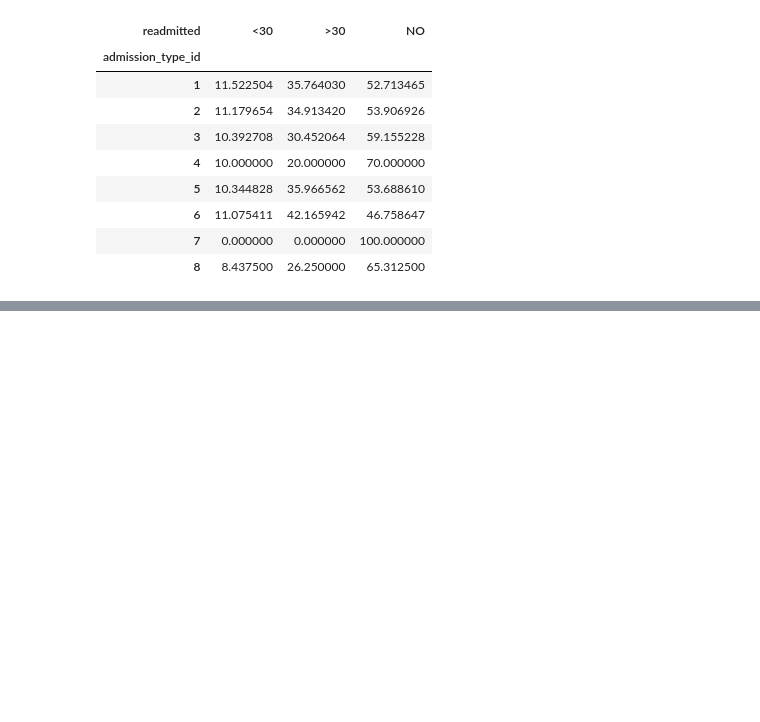
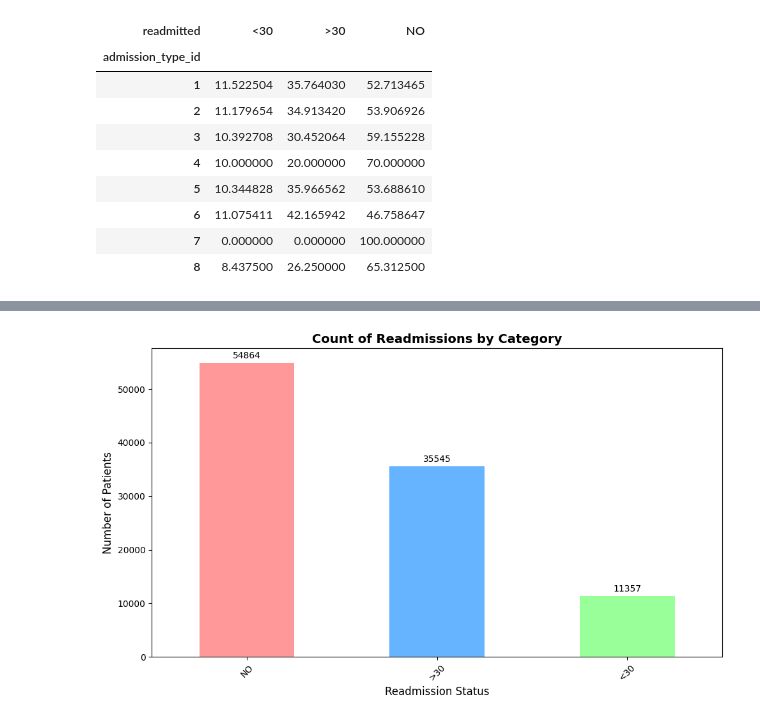
Before and after one commit to EduardoYaguar/act1_2p_si_eda_2_25_yaguar, a Jupyter notebook: act1_2p_si_eda_2_25_yaguar.ipynb, the cells around one changed output, grey strips where cells are left out. Saved outputs shown, nothing was run; the diff lists cells and outputs as text; code cells hidden in the pictures; blank space fills up the shorter version.

```diff
--- a/act1_2p_si_eda_2_25_yaguar.ipynb
+++ b/act1_2p_si_eda_2_25_yaguar.ipynb
@@ -516,0 +537,19 @@ admission_readmit
+# %%
+# Count of Readmissions by Category
+fig, ax = plt.subplots(figsize=(10, 6))
+
+readmit_counts.plot(kind='bar', ax=ax, color=colors)
+ax.set_title('Count of Readmissions by Category', fontsize=14, fontweight='bold')
+ax.set_xlabel('Readmission Status', fontsize=12)
+ax.set_ylabel('Number of Patients', fontsize=12)
+ax.set_xticklabels(ax.get_xticklabels(), rotation=45)
+
+
+for container in ax.containers:
+    ax.bar_label(container, fmt='%d', padding=3, fontsize=10)
+
+plt.tight_layout()
+plt.savefig('readmission_distribution_bar.png', dpi=300, bbox_inches='tight')
+plt.show()
+# %% [output]
+[figure, added]
```
Also changed, not shown: parts of 10 cells of this notebook.
